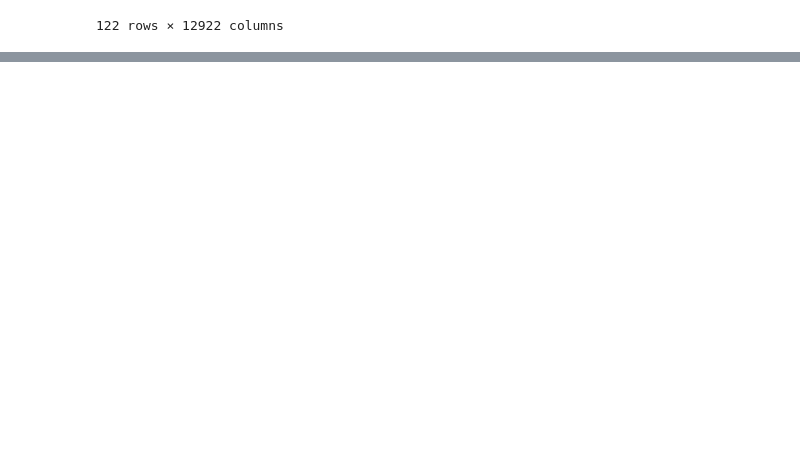
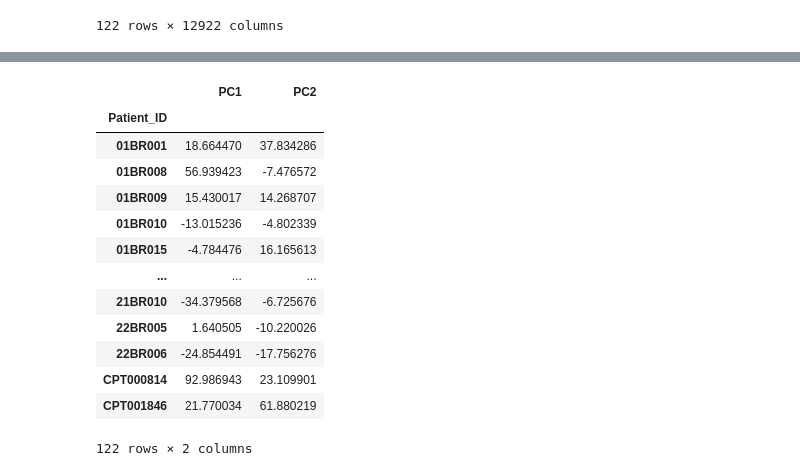
Before and after one commit to abbymuir47/bio362_finalproject, a Jupyter notebook: pca.ipynb, the cells around one changed output, grey strips where cells are left out. Cells and saved outputs as stored; diff of their text form; code cells hidden in the pictures; blank space fills up the shorter version.

```diff
--- a/pca.ipynb
+++ b/pca.ipynb
@@ -74,0 +116,22 @@ PCA does not accept missing values encoded as NaN natively. For supervised learn
+# %%
+prot_pca = pd.DataFrame(
+    x_pca,
+    index=all_prot.index,
+    columns=['PC1', 'PC2']
+)
+prot_pca
+# %% [output]
+|  | PC1 | PC2 |
+| Patient_ID |  |  |
+| 01BR001 | 18.664470 | 37.834286 |
+| 01BR008 | 56.939423 | -7.476572 |
+| 01BR009 | 15.430017 | 14.268707 |
+| 01BR010 | -13.015236 | -4.802339 |
+| 01BR015 | -4.784476 | 16.165613 |
+| ... | ... | ... |
+| 21BR010 | -34.379568 | -6.725676 |
+| 22BR005 | 1.640505 | -10.220026 |
+| 22BR006 | -24.854491 | -17.756276 |
+| CPT000814 | 92.986943 | 23.109901 |
+| CPT001846 | 21.770034 | 61.880219 |
+122 rows × 2 columns
```
Also changed, not shown: parts of 10 cells of this notebook.
